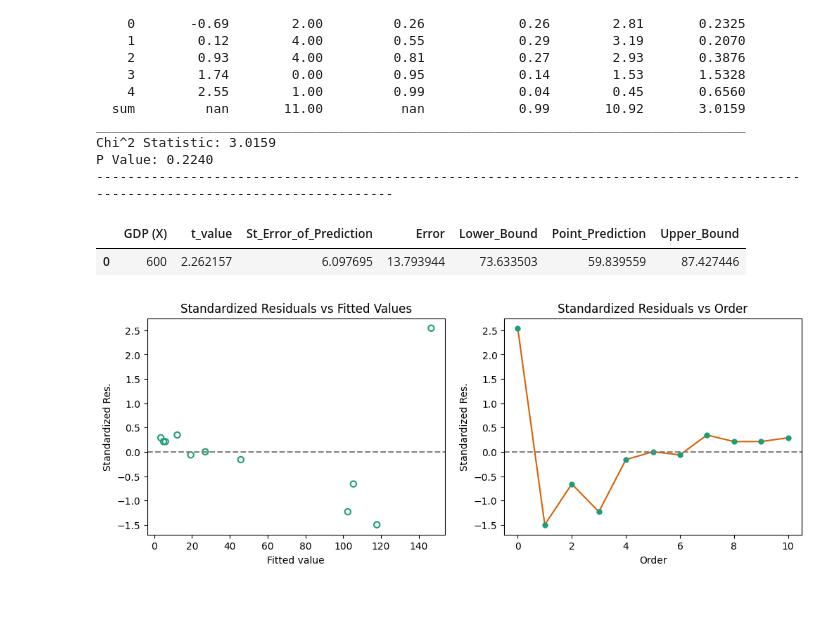
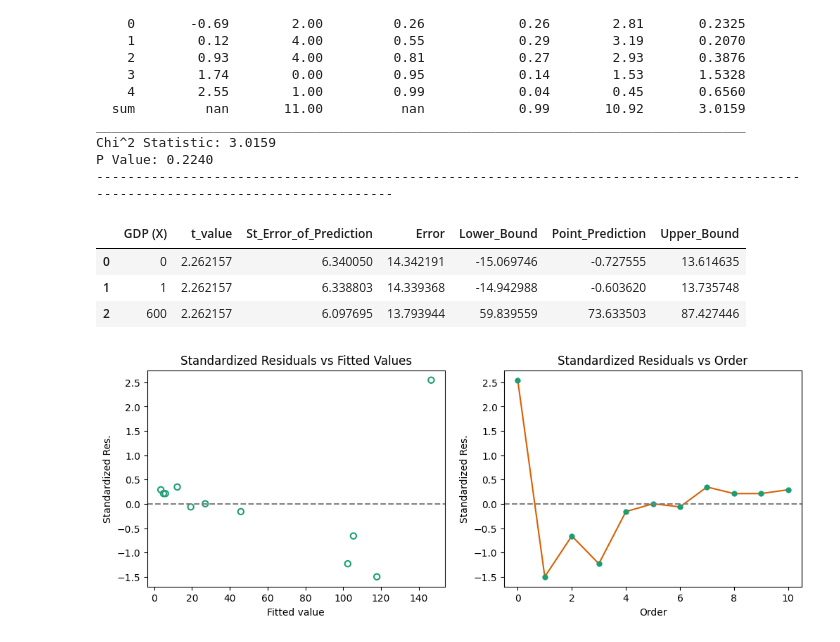
Before and after one commit to AllenClain/PSWS_PMA_2324, a Jupyter notebook: PMA5503443.ipynb, the cells around one changed output. Cells and saved outputs as stored; diff of their text form; code cells hidden in the pictures; blank space fills up the shorter version.

```diff
--- a/PMA5503443.ipynb
+++ b/PMA5503443.ipynb
@@ -182,39 +182,41 @@ s_x = df['GDP'].std()
 n = len(df['GDP'])
 t_value = stats.t.ppf(1 - alpha/2, df=n-2)
 
-predict_X = [600]
+predict_X = [0, 1, 600]
 residuals = res['Residual']
 RSE = np.sqrt(np.sum(residuals**2) / (n - 2))
 
 def predict_interval(x_new, x_mean, s_x, RSE, n, t_value):
     SE_pred = RSE * np.sqrt(1 + 1/n + ((x_new - x_mean)**2) / ((s_x**2) * (n - 1)))
     prediction = model.predict([[1, x_new]])[0]
     lower_bound = prediction - t_value * SE_pred
     upper_bound = prediction + t_value * SE_pred
-    return SE_pred, prediction, lower_bound, upper_bound
+    return SE_pred, lower_bound, prediction, upper_bound
 
 
 # Prepare the table with the results
 prediction_table = pd.DataFrame([predict_interval(x, x_bar, s_x, RSE, n, t_value) for x in predict_X],
                                 columns=['St_Error_of_Prediction', 'Lower_Bound', 'Point_Prediction', 'Upper_Bound'],
                                 index=predict_X)
 
 # Add t-value and error columns
 prediction_table['t_value'] = t_value
 
 # Calculate prediction intervals and error based on t-value * St. Error of Prediction
 prediction_table['Error'] = prediction_table['t_value'] * prediction_table['St_Error_of_Prediction']
 
 # Reorder columns for the final table after updating the Error column
 prediction_table = prediction_table[['t_value', 'St_Error_of_Prediction', 'Error', 'Lower_Bound', 'Point_Prediction', 'Upper_Bound']]
 
 # Show the updated prediction table
 prediction_table = prediction_table.reset_index().rename(columns={'index': 'GDP (X)'})
 
 prediction_table
 # %% [output]
 |  | GDP (X) | t_value | St_Error_of_Prediction | Error | Lower_Bound | Point_Prediction | Upper_Bound |
-| 0 | 600 | 2.262157 | 6.097695 | 13.793944 | 73.633503 | 59.839559 | 87.427446 |
+| 0 | 0 | 2.262157 | 6.340050 | 14.342191 | -15.069746 | -0.727555 | 13.614635 |
+| 1 | 1 | 2.262157 | 6.338803 | 14.339368 | -14.942988 | -0.603620 | 13.735748 |
+| 2 | 600 | 2.262157 | 6.097695 | 13.793944 | 59.839559 | 73.633503 | 87.427446 |
 # %%
 # Residuals vs Fitted values
 fig, ax = plt.subplots(1, 2, figsize=(12, 4))
```
Also changed, not shown: parts of 2 cells of this notebook.
